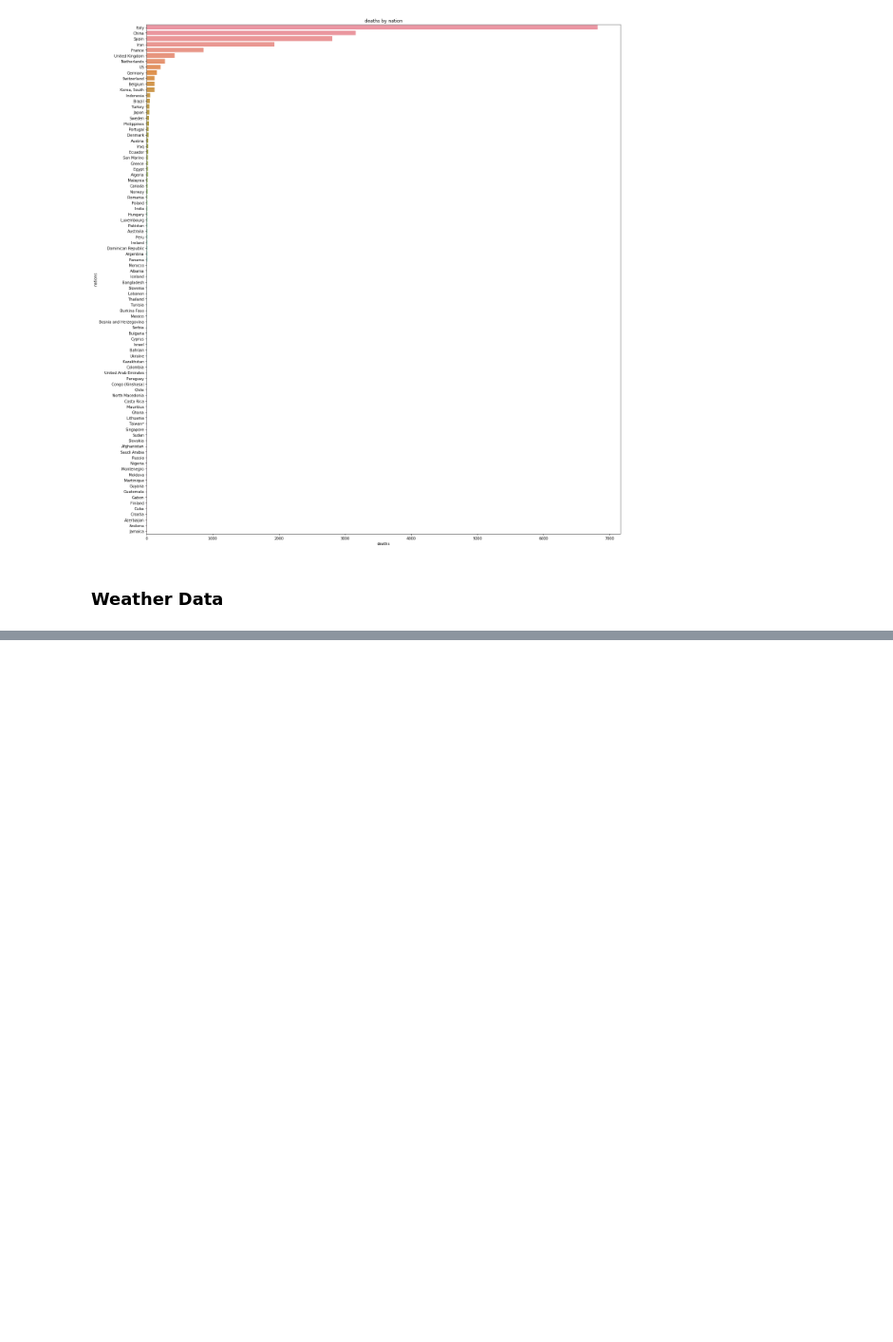
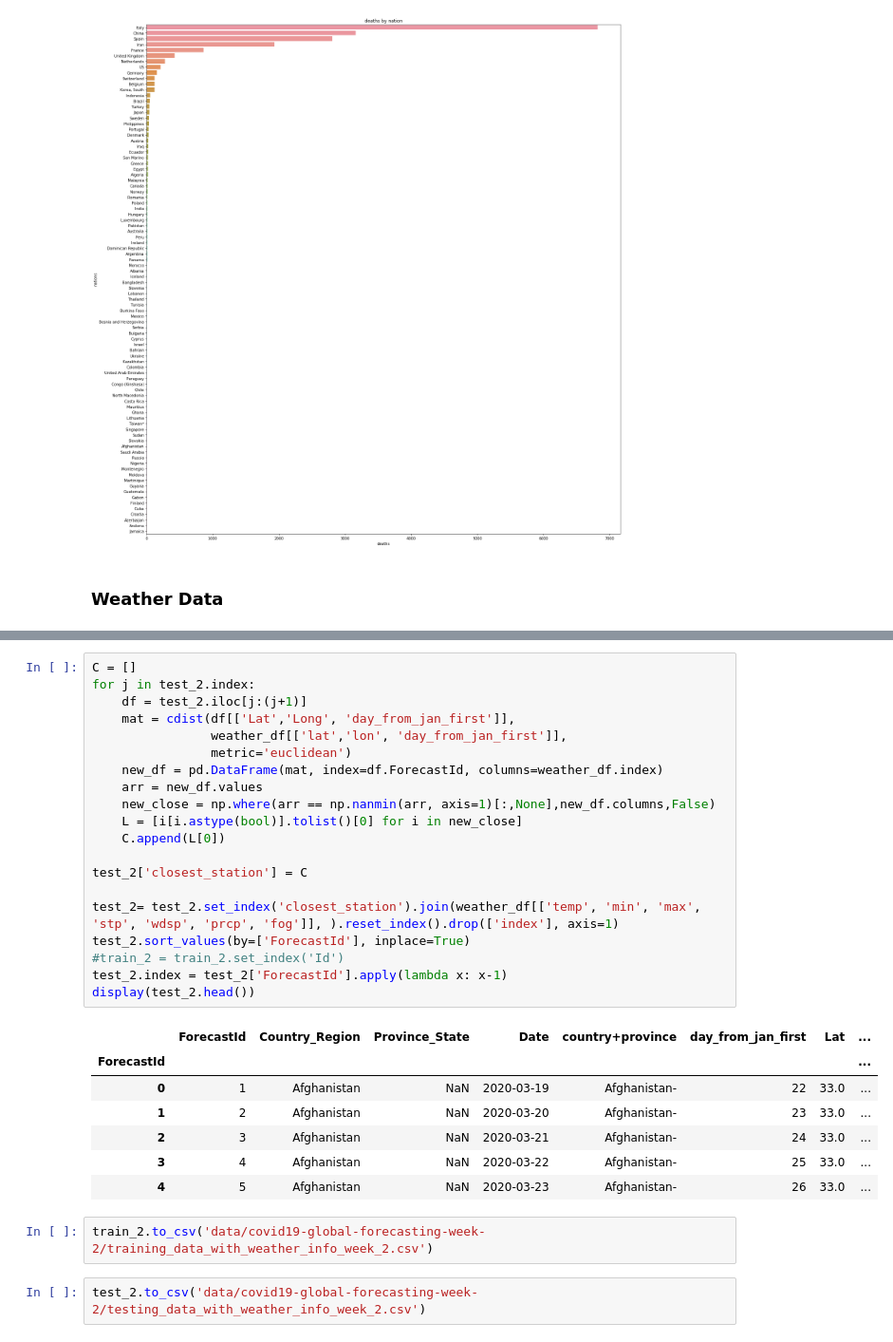
Before and after one commit to sdlee1026/machine, a Jupyter notebook: kaggle/COVID/0326.ipynb, the cells around one changed output, grey strips where cells are left out. Shown: that part at 95% size. Cells and saved outputs as stored; diff of their text form; blank space fills up the shorter version.

```diff
--- a/kaggle/COVID/0326.ipynb
+++ b/kaggle/COVID/0326.ipynb
@@ -324,0 +525,32 @@ Name: Date, Length: 17892, dtype: object
+# %%
+C = []
+for j in test_2.index:
+    df = test_2.iloc[j:(j+1)]
+    mat = cdist(df[['Lat','Long', 'day_from_jan_first']],
+                weather_df[['lat','lon', 'day_from_jan_first']],
+                metric='euclidean')
+    new_df = pd.DataFrame(mat, index=df.ForecastId, columns=weather_df.index)
+    arr = new_df.values
+    new_close = np.where(arr == np.nanmin(arr, axis=1)[:,None],new_df.columns,False)
+    L = [i[i.astype(bool)].tolist()[0] for i in new_close]
+    C.append(L[0])
+
+test_2['closest_station'] = C
+
+test_2= test_2.set_index('closest_station').join(weather_df[['temp', 'min', 'max', 'stp', 'wdsp', 'prcp', 'fog']], ).reset_index().drop(['index'], axis=1)
+test_2.sort_values(by=['ForecastId'], inplace=True)
+#train_2 = train_2.set_index('Id')
+test_2.index = test_2['ForecastId'].apply(lambda x: x-1)
+display(test_2.head())
+# %% [output]
+|  | ForecastId | Country_Region | Province_State | Date | country+province | day_from_jan_first | Lat | ... |
+| ForecastId |  |  |  |  |  |  |  | ... |
+| 0 | 1 | Afghanistan | NaN | 2020-03-19 | Afghanistan- | 22 | 33.0 | ... |
+| 1 | 2 | Afghanistan | NaN | 2020-03-20 | Afghanistan- | 23 | 33.0 | ... |
+| 2 | 3 | Afghanistan | NaN | 2020-03-21 | Afghanistan- | 24 | 33.0 | ... |
+| 3 | 4 | Afghanistan | NaN | 2020-03-22 | Afghanistan- | 25 | 33.0 | ... |
+| 4 | 5 | Afghanistan | NaN | 2020-03-23 | Afghanistan- | 26 | 33.0 | ... |
+# %%
+train_2.to_csv('data/covid19-global-forecasting-week-2/training_data_with_weather_info_week_2.csv')
+# %%
+test_2.to_csv('data/covid19-global-forecasting-week-2/testing_data_with_weather_info_week_2.csv')
```
Also changed, not shown: parts of 30 cells of this notebook, 2 other files.
